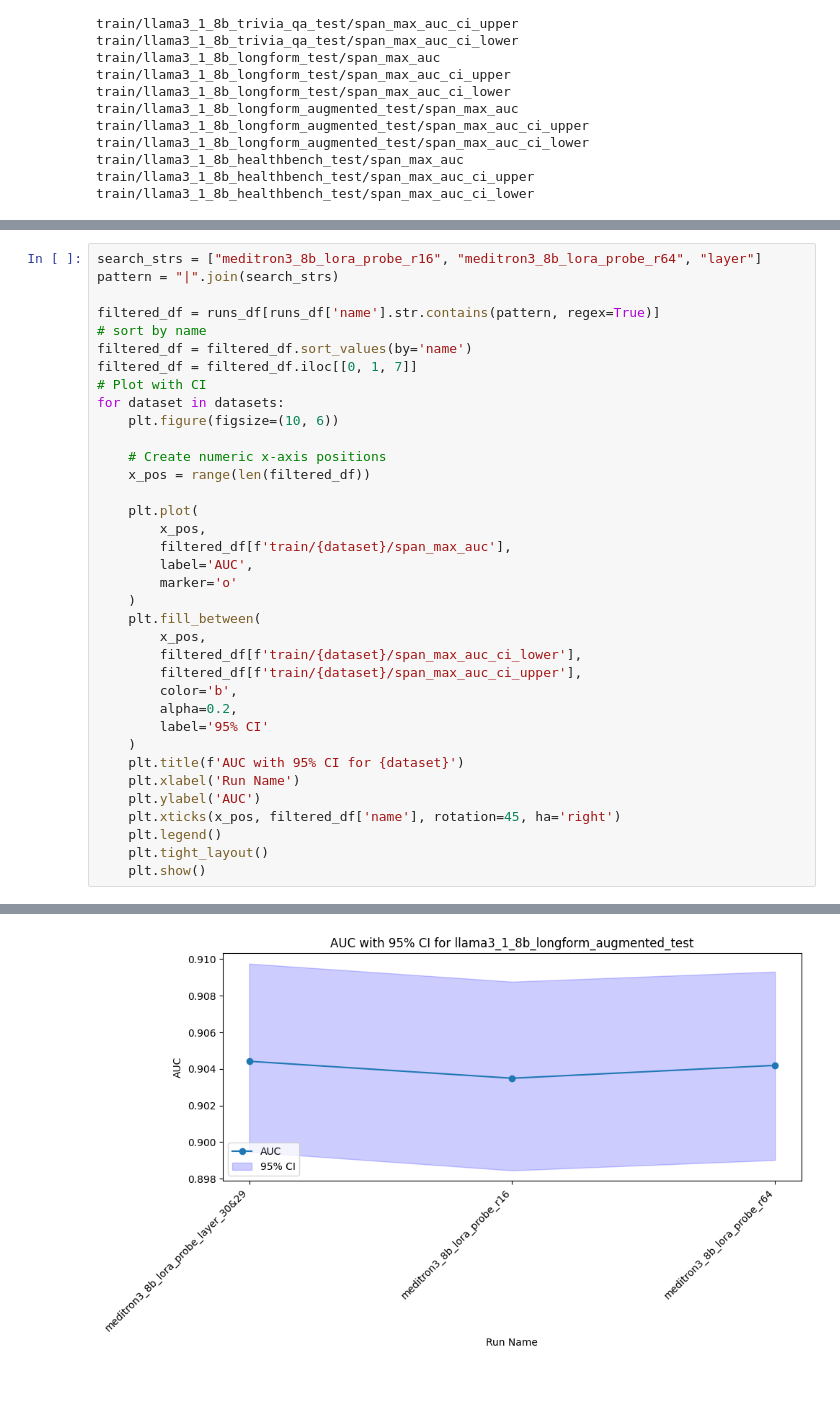
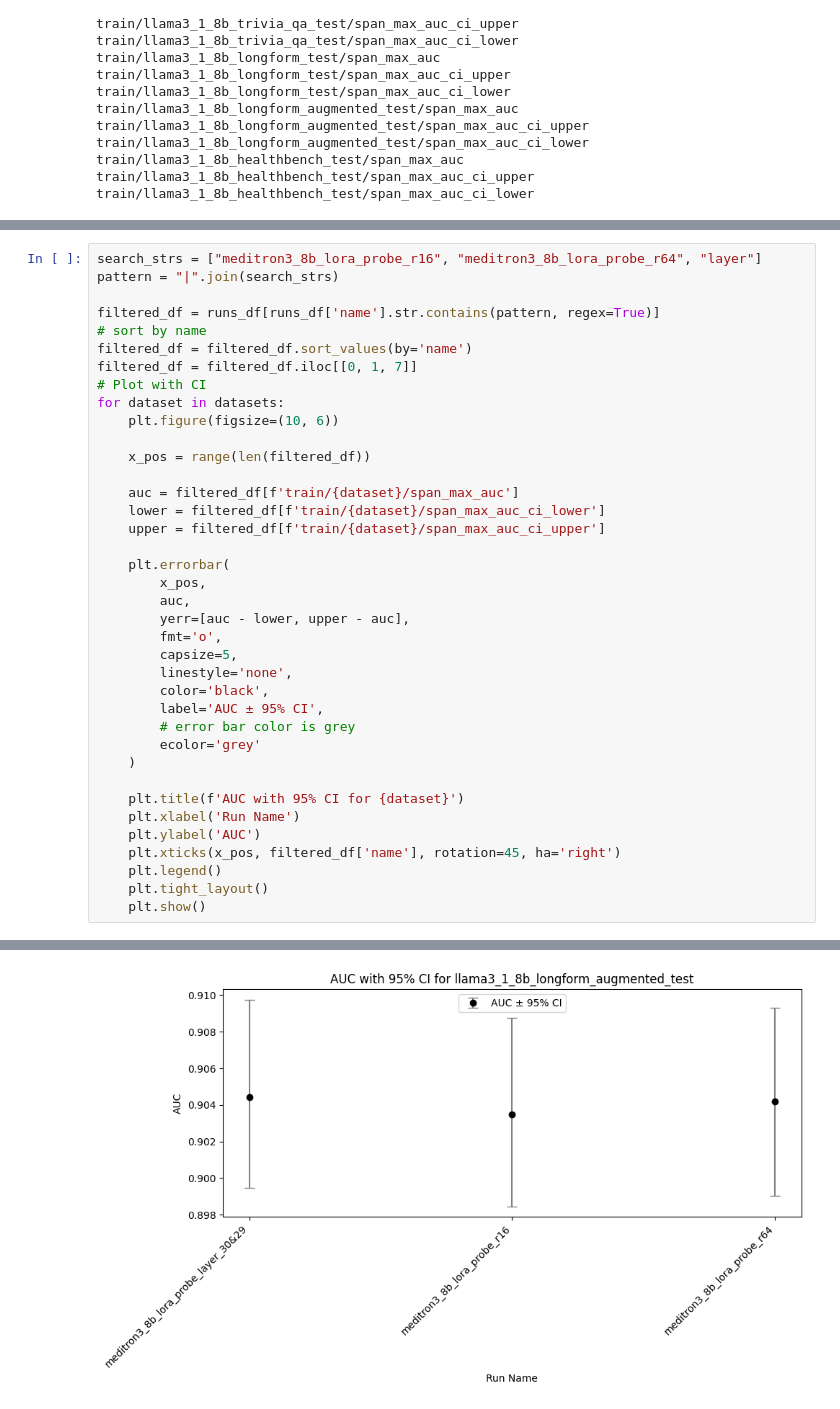
Before and after one commit to MikiVanousek/hallucination_probes, a Jupyter notebook: results_viz.ipynb, the cells around one changed output, grey strips where cells are left out. Cells and saved outputs as stored; diff of their text form.

```diff
--- a/results_viz.ipynb
+++ b/results_viz.ipynb
@@ -111,23 +111,25 @@ filtered_df = filtered_df.iloc[[0, 1, 7]]
 for dataset in datasets:
     plt.figure(figsize=(10, 6))
 
-    # Create numeric x-axis positions
     x_pos = range(len(filtered_df))
 
-    plt.plot(
+    auc = filtered_df[f'train/{dataset}/span_max_auc']
+    lower = filtered_df[f'train/{dataset}/span_max_auc_ci_lower']
+    upper = filtered_df[f'train/{dataset}/span_max_auc_ci_upper']
+
+    plt.errorbar(
         x_pos,
-        filtered_df[f'train/{dataset}/span_max_auc'],
-        label='AUC',
-        marker='o'
+        auc,
+        yerr=[auc - lower, upper - auc],
+        fmt='o',
+        capsize=5,
+        linestyle='none',
+        color='black',
+        label='AUC ± 95% CI',
+        # error bar color is grey
+        ecolor='grey'
     )
-    plt.fill_between(
-        x_pos,
-        filtered_df[f'train/{dataset}/span_max_auc_ci_lower'],
-        filtered_df[f'train/{dataset}/span_max_auc_ci_upper'],
-        color='b',
-        alpha=0.2,
-        label='95% CI'
-    )
+
     plt.title(f'AUC with 95% CI for {dataset}')
     plt.xlabel('Run Name')
     plt.ylabel('AUC')
@@ -141 +143 @@ for dataset in datasets:
-[figure, old version]
+[figure, new version]
```
Also changed, not shown: parts of 1 cell of this notebook.
